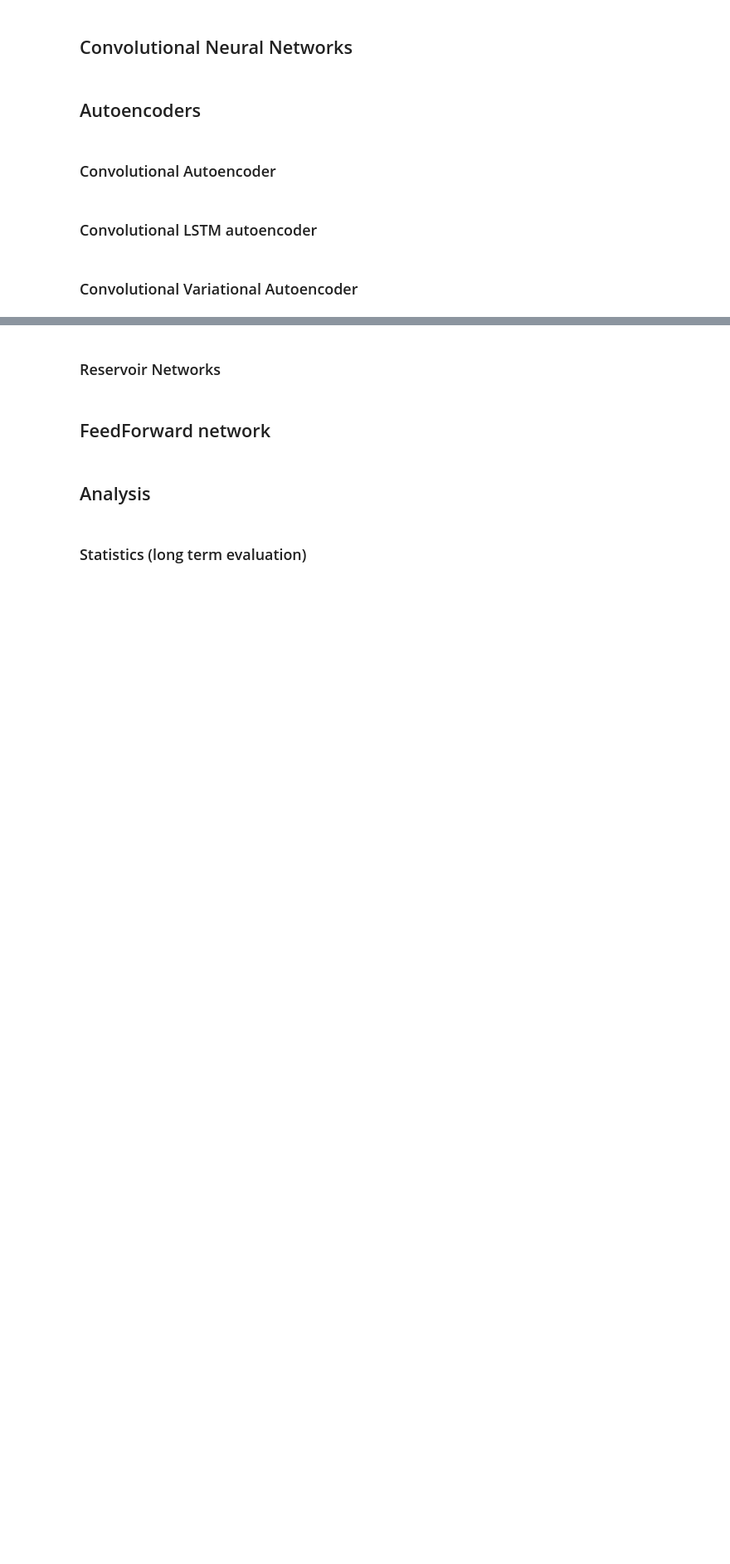
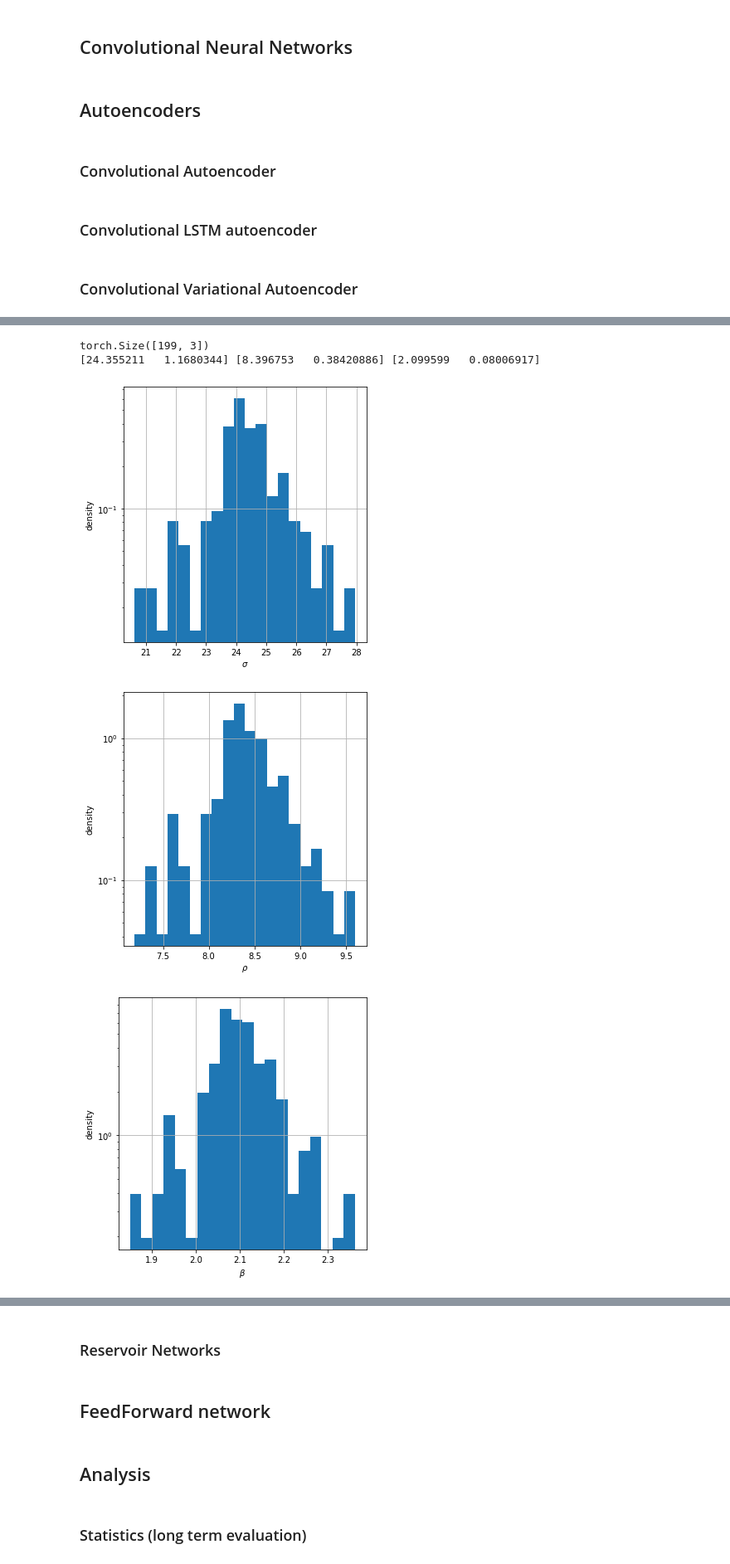
Before and after one commit to lupoalberto98/Physical-Informed-Dynamical-Systems, a Jupyter notebook: src/main.ipynb, the cells around one changed output, grey strips where cells are left out. Shown: that part at 83% size. Saved outputs shown, nothing was run; the diff lists cells and outputs as text; code cells hidden in the pictures; blank space fills up the shorter version.

```diff
--- a/src/main.ipynb
+++ b/src/main.ipynb
@@ -1226,0 +1278,19 @@ torch.save(net_vae.state_dict(),"trained_models/"+name_net)
+# %%
+### Plot reconstructed traejctory
+net.eval()
+enc, rec = net(0, torch.flatten(test_states.data[:,:-1,:], start_dim=1))
+print(enc.shape)
+
+#plot_rec_trajectory(rec, filename=None)
+# Plot learned parameters distribution
+fig1, statistics1= plot_params_distr(enc[:, 0], label="$\\sigma$", bins=20, filename=None)
+fig2, statistics2= plot_params_distr(enc[:, 1], label="$\\rho$", bins=20, filename=None)
+fig3, statistics3= plot_params_distr(enc[:, 2], label="$\\beta$", bins=20, filename=None)
+print(statistics1, statistics2, statistics3)
+fig2 = plot_3ddistr(enc, true_params=true_system.params, labels=["$\\sigma$", "$\\rho$", "$\\beta$"], indeces=[0,1,2],filename=None)
+# %% [output]
+torch.Size([199, 3])
+[24.355211   1.1680344] [8.396753   0.38420886] [2.099599   0.08006917]
+[figure, added]
+[figure, added]
+[figure, added]
```
Also changed, not shown: parts of 51 cells of this notebook, 14 other files.
